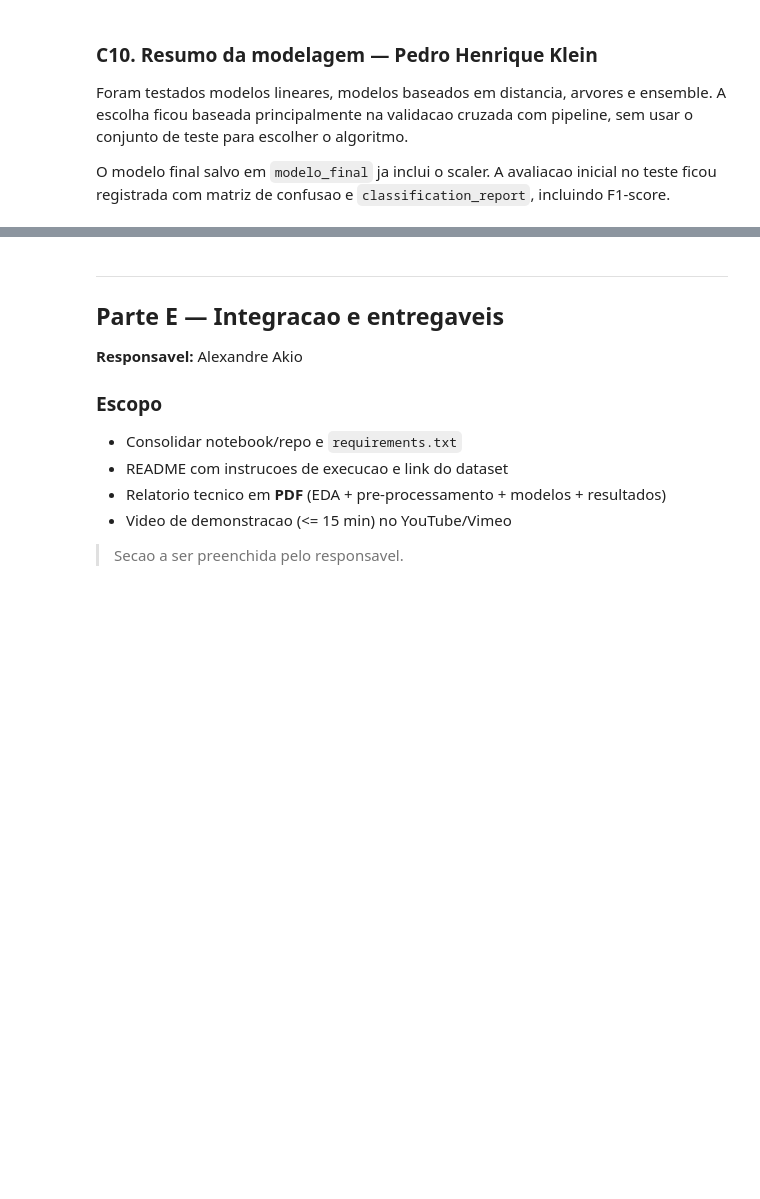
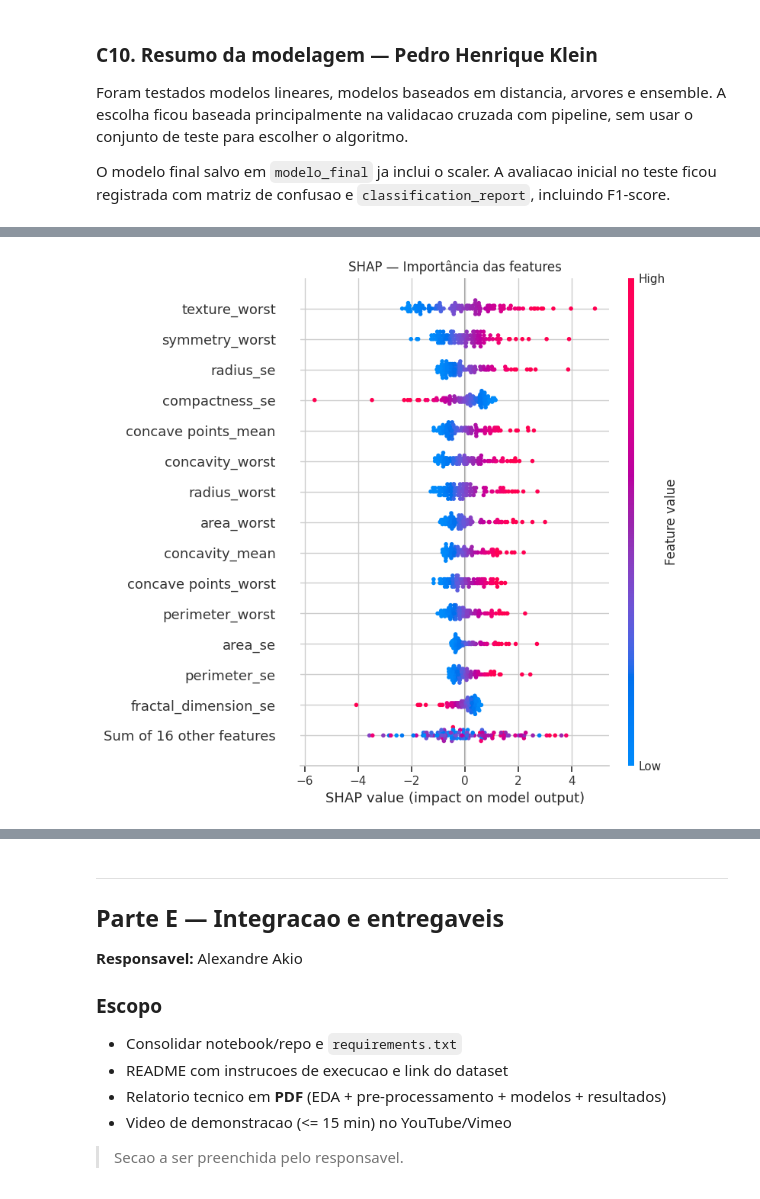
Before and after one commit to LuisEduardoOuroConrado/tech-challenge-fase1-g17, a Jupyter notebook: notebooks/01_pipeline_eda_preprocessamento.ipynb, the cells around one changed output, grey strips where cells are left out. Drawn from its saved outputs; the diff is of its cells as text; code cells hidden in the pictures; blank space fills up the shorter version.

```diff
--- a/notebooks/01_pipeline_eda_preprocessamento.ipynb
+++ b/notebooks/01_pipeline_eda_preprocessamento.ipynb
@@ -829,0 +1055,37 @@ O modelo final salvo em `modelo_final` ja inclui o scaler. A avaliacao inicial n
+# %%
+modelo_logistico = modelo_final.named_steps["modelo"]
+scaler = modelo_final.named_steps["scaler"]
+
+X_test_scaled = scaler.transform(X_test)
+
+X_test_scaled = pd.DataFrame(
+    X_test_scaled,
+    columns=X_test.columns,
+    index=X_test.index
+)
+
+masker = shap.maskers.Independent(
+    X_test_scaled,
+    max_samples=114
+)
+
+explainer = shap.LinearExplainer(
+    modelo_logistico,
+    masker
+)
+
+shap_values = explainer(X_test_scaled)
+
+plt.figure(figsize=(10, 7))
+
+shap.plots.beeswarm(
+    shap_values,
+    max_display=15,
+    show=False
+)
+
+plt.title("SHAP — Importância das features")
+plt.tight_layout()
+plt.show()
+# %% [output]
+[figure, added]
```
Also changed, not shown: parts of 32 cells of this notebook.
